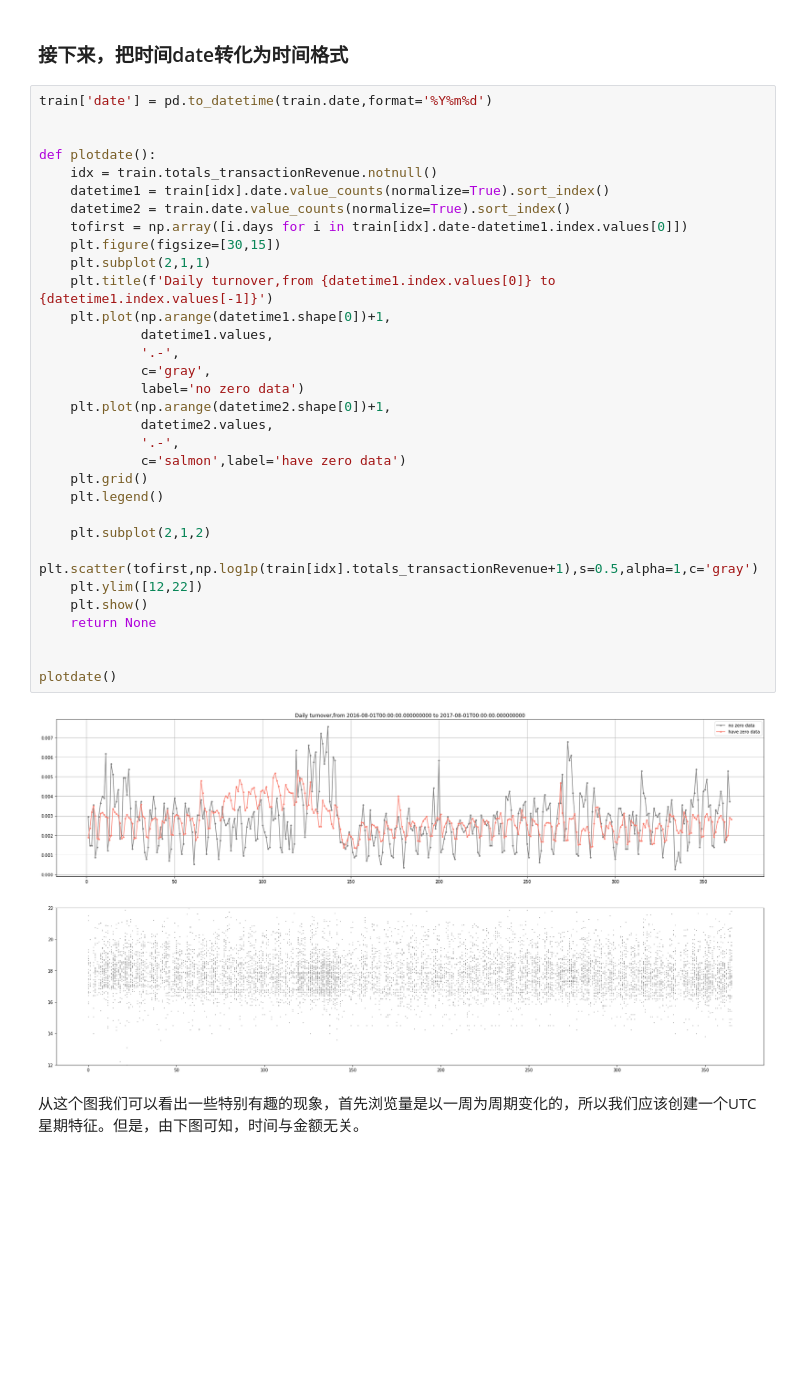
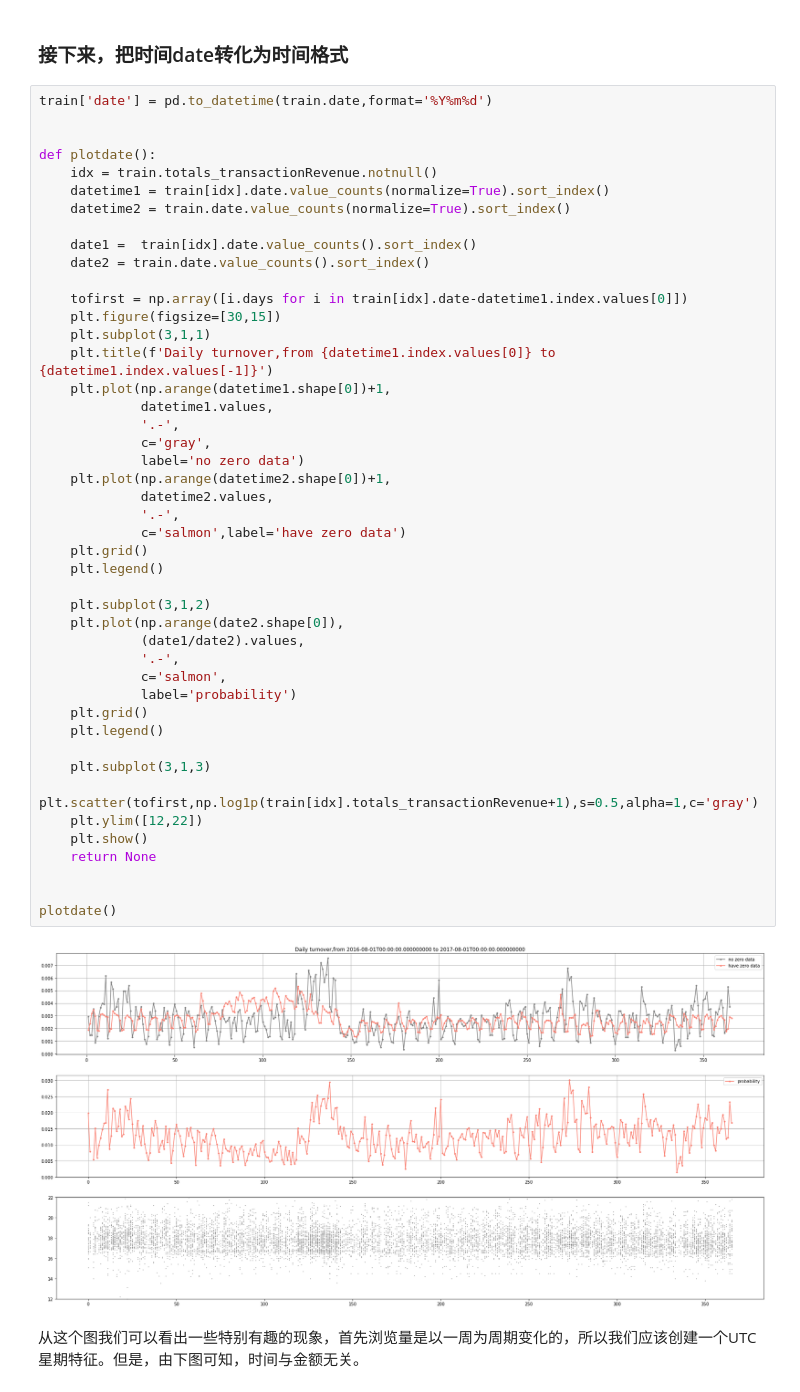
Before and after one commit to chamhoo/kaggle-R, a Jupyter notebook: DEA.ipynb, the cells around one changed output. Saved outputs shown, nothing was run; the diff lists cells and outputs as text; blank space fills up the shorter version.

```diff
--- a/DEA.ipynb
+++ b/DEA.ipynb
@@ -167,36 +167,49 @@ train.drop(['sessionId'],axis=1,inplace=True)
 train['date'] = pd.to_datetime(train.date,format='%Y%m%d')
 
 
 def plotdate():
     idx = train.totals_transactionRevenue.notnull()
     datetime1 = train[idx].date.value_counts(normalize=True).sort_index()
     datetime2 = train.date.value_counts(normalize=True).sort_index()
+
+    date1 =  train[idx].date.value_counts().sort_index()
+    date2 = train.date.value_counts().sort_index()
+
     tofirst = np.array([i.days for i in train[idx].date-datetime1.index.values[0]])
     plt.figure(figsize=[30,15])
-    plt.subplot(2,1,1)
+    plt.subplot(3,1,1)
     plt.title(f'Daily turnover,from {datetime1.index.values[0]} to {datetime1.index.values[-1]}')
     plt.plot(np.arange(datetime1.shape[0])+1,
              datetime1.values,
              '.-',
              c='gray',
              label='no zero data')
     plt.plot(np.arange(datetime2.shape[0])+1,
              datetime2.values,
              '.-',
              c='salmon',label='have zero data')
     plt.grid()
     plt.legend()
 
-    plt.subplot(2,1,2)
+    plt.subplot(3,1,2)
+    plt.plot(np.arange(date2.shape[0]),
+             (date1/date2).values,
+             '.-',
+             c='salmon',
+             label='probability')
+    plt.grid()
+    plt.legend()
+
+    plt.subplot(3,1,3)
     plt.scatter(tofirst,np.log1p(train[idx].totals_transactionRevenue+1),s=0.5,alpha=1,c='gray')
     plt.ylim([12,22])
     plt.show()
     return None
 
 
 plotdate()
 # %% [output]
-[figure, old version]
+[figure, new version]
 # %% [markdown]
 从这个图我们可以看出一些特别有趣的现象，首先浏览量是以一周为周期变化的，所以我们应该创建一个UTC星期特征。但是，由下图可知，时间与金额无关。
 # %%
```
Also changed, not shown: parts of 19 cells of this notebook, 1 other file.
